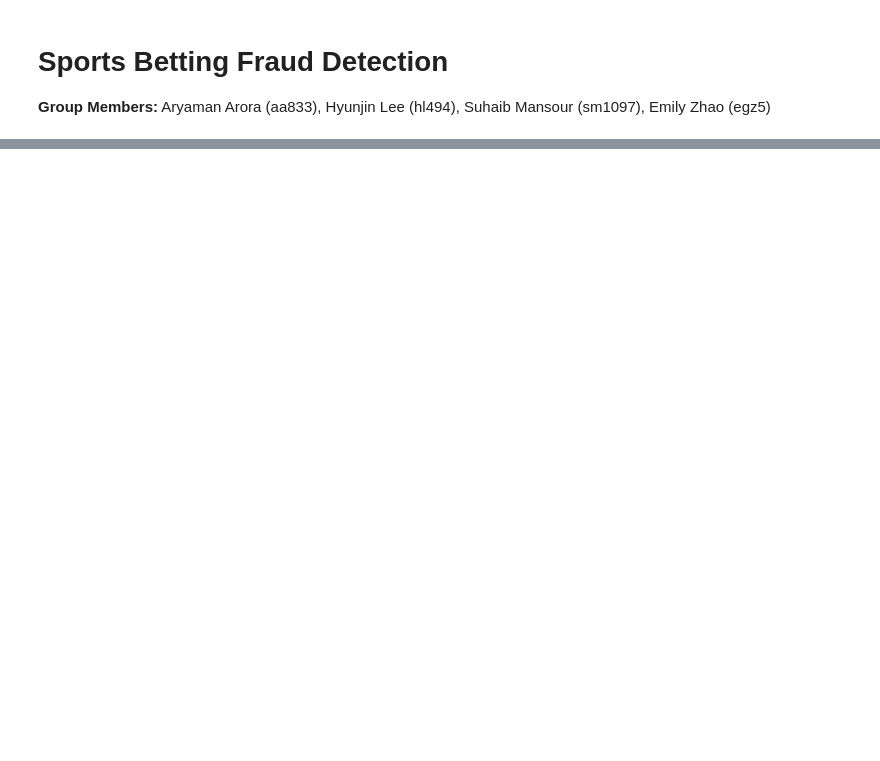
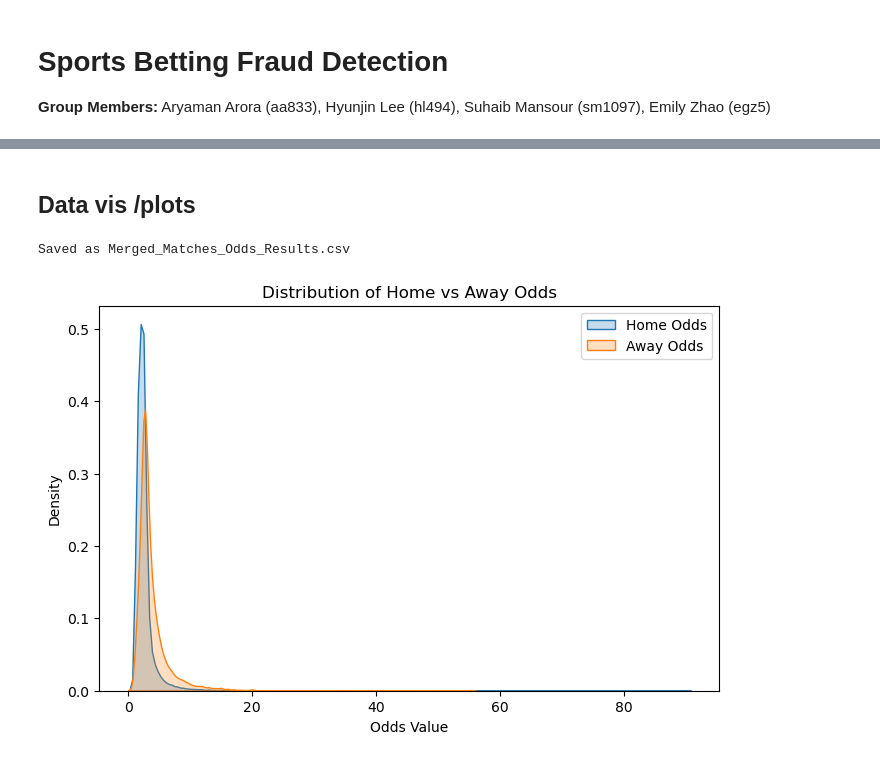
Before and after one commit to emilygzh/Sports-Betting-Fraud-Detection, a Jupyter notebook: Sports_Betting_Fraud_Detection.ipynb, the cells around one changed output, grey strips where cells are left out. Cells and saved outputs as stored; diff of their text form; code cells hidden in the pictures; blank space fills up the shorter version.

```diff
--- a/Sports_Betting_Fraud_Detection.ipynb
+++ b/Sports_Betting_Fraud_Detection.ipynb
@@ -18,0 +76,16 @@ from sklearn.metrics import classification_report
+# %%
+#merge dataset
+
+merged = pd.merge(
+    results_df,
+    odds_df[["Date", "HomeTeam", "AwayTeam", "HomeOdds", "AwayOdds", "DrawOdds"]],
+    on=["Date", "HomeTeam", "AwayTeam"],
+    how="inner"
+)
+
+print("\nMerged shape:", merged.shape)
+print(merged.head(3))
+
+merged["delta_home_away"] = merged["HomeOdds"] - merged["AwayOdds"]
+merged["avg_odds"] = merged[["HomeOdds", "AwayOdds", "DrawOdds"]].mean(axis=1)
+merged["odds_volatility"] = merged[["HomeOdds", "AwayOdds", "DrawOdds"]].std(axis=1)
@@ -18,0 +108,10 @@ from sklearn.metrics import classification_report
+# %%
+def match_result(row):
+    if row["HomeGoals"] > row["AwayGoals"]:
+        return "H"
+    elif row["HomeGoals"] < row["AwayGoals"]:
+        return "A"
+    else:
+        return "D"
+
+merged["MatchResult"] = merged.apply(match_result, axis=1)
@@ -143,0 +167,19 @@ KeyError: ['HomeTeam', 'AwayTeam', 'OpeningOdds', 'ClosingOdds']
+# %% [markdown]
+## Data vis /plots
+# %%
+merged.to_csv("Merged_Matches_Odds_Results.csv", index=False)
+print("\nSaved as Merged_Matches_Odds_Results.csv")
+#save cleaned dataset
+# %% [output]
+Saved as Merged_Matches_Odds_Results.csv
+# %%
+plt.figure(figsize=(8,5))
+sns.kdeplot(x=merged["HomeOdds"], label="Home Odds", fill=True)
+sns.kdeplot(x=merged["AwayOdds"], label="Away Odds", fill=True)
+plt.title("Distribution of Home vs Away Odds")
+plt.xlabel("Odds Value")
+plt.ylabel("Density")
+plt.legend()
+plt.show()
+# %% [output]
+[figure, added]
```
Also changed, not shown: parts of 16 cells of this notebook.
